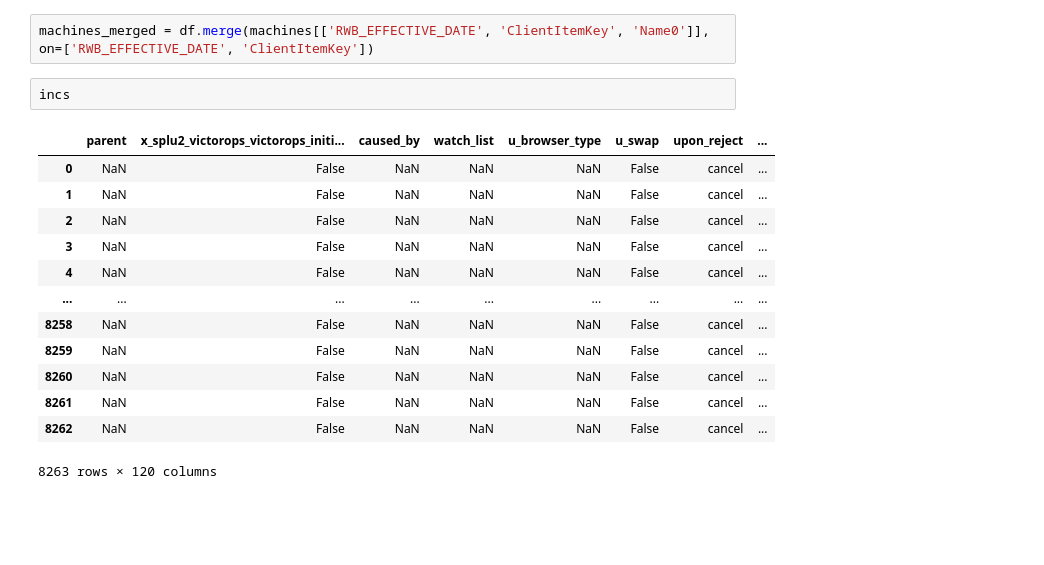
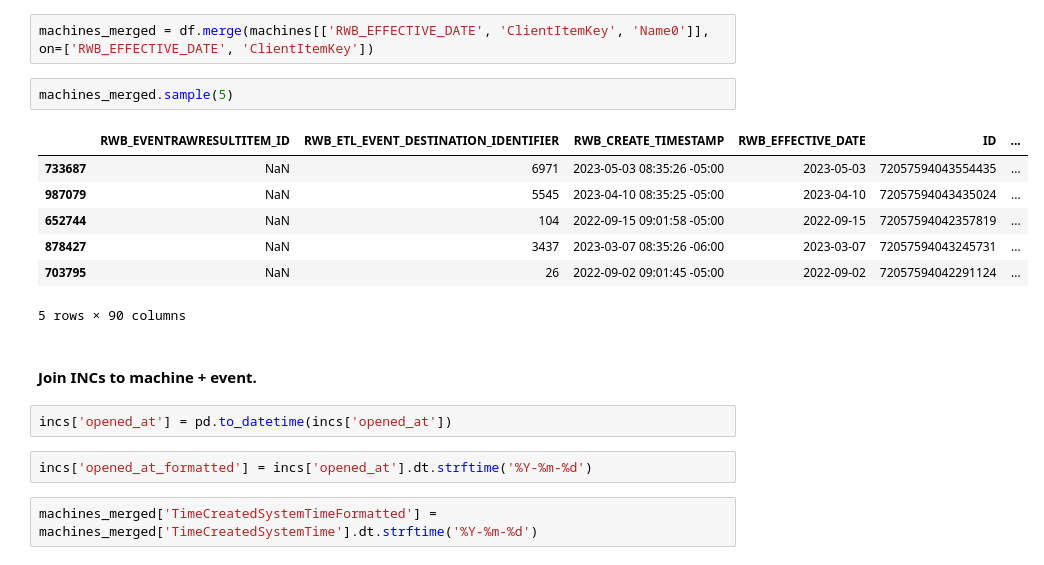
Before and after one commit to redgerly-umich/capstone_ff, a Jupyter notebook: DataCleaning/combine_4_error_types.ipynb, the cells around one changed output. Cells and saved outputs as stored; diff of their text form; blank space fills up the shorter version.

```diff
--- a/DataCleaning/combine_4_error_types.ipynb
+++ b/DataCleaning/combine_4_error_types.ipynb
@@ -201,20 +93,23 @@ machines
 machines['ClientItemKey'] = machines['ItemKey'].copy()
 # %%
 machines_merged = df.merge(machines[['RWB_EFFECTIVE_DATE', 'ClientItemKey', 'Name0']], on=['RWB_EFFECTIVE_DATE', 'ClientItemKey'])
-# %%
-incs
-# %% [output]
-|  | parent | x_splu2_victorops_victorops_initi... | caused_by | watch_list | u_browser_type | u_swap | upon_reject | ... |
-| 0 | NaN | False | NaN | NaN | NaN | False | cancel | ... |
-| 1 | NaN | False | NaN | NaN | NaN | False | cancel | ... |
-| 2 | NaN | False | NaN | NaN | NaN | False | cancel | ... |
-| 3 | NaN | False | NaN | NaN | NaN | False | cancel | ... |
-| 4 | NaN | False | NaN | NaN | NaN | False | cancel | ... |
-| ... | ... | ... | ... | ... | ... | ... | ... | ... |
-| 8258 | NaN | False | NaN | NaN | NaN | False | cancel | ... |
-| 8259 | NaN | False | NaN | NaN | NaN | False | cancel | ... |
-| 8260 | NaN | False | NaN | NaN | NaN | False | cancel | ... |
-| 8261 | NaN | False | NaN | NaN | NaN | False | cancel | ... |
-| 8262 | NaN | False | NaN | NaN | NaN | False | cancel | ... |
-8263 rows × 120 columns
+# %%
+machines_merged.sample(5)
+# %% [output]
+|  | RWB_EVENTRAWRESULTITEM_ID | RWB_ETL_EVENT_DESTINATION_IDENTIFIER | RWB_CREATE_TIMESTAMP | RWB_EFFECTIVE_DATE | ID | ... |
+| 733687 | NaN | 6971 | 2023-05-03 08:35:26 -05:00 | 2023-05-03 | 72057594043554435 | ... |
+| 987079 | NaN | 5545 | 2023-04-10 08:35:25 -05:00 | 2023-04-10 | 72057594043435024 | ... |
+| 652744 | NaN | 104 | 2022-09-15 09:01:58 -05:00 | 2022-09-15 | 72057594042357819 | ... |
+| 878427 | NaN | 3437 | 2023-03-07 08:35:26 -06:00 | 2023-03-07 | 72057594043245731 | ... |
+| 703795 | NaN | 26 | 2022-09-02 09:01:45 -05:00 | 2022-09-02 | 72057594042291124 | ... |
+5 rows × 90 columns
+# %% [markdown]
+
+#### Join INCs to machine + event.
+# %%
+incs['opened_at'] = pd.to_datetime(incs['opened_at'])
+# %%
+incs['opened_at_formatted'] = incs['opened_at'].dt.strftime('%Y-%m-%d')
+# %%
+machines_merged['TimeCreatedSystemTimeFormatted'] = machines_merged['TimeCreatedSystemTime'].dt.strftime('%Y-%m-%d')
 # %%
```
Also changed, not shown: parts of 21 cells of this notebook.
